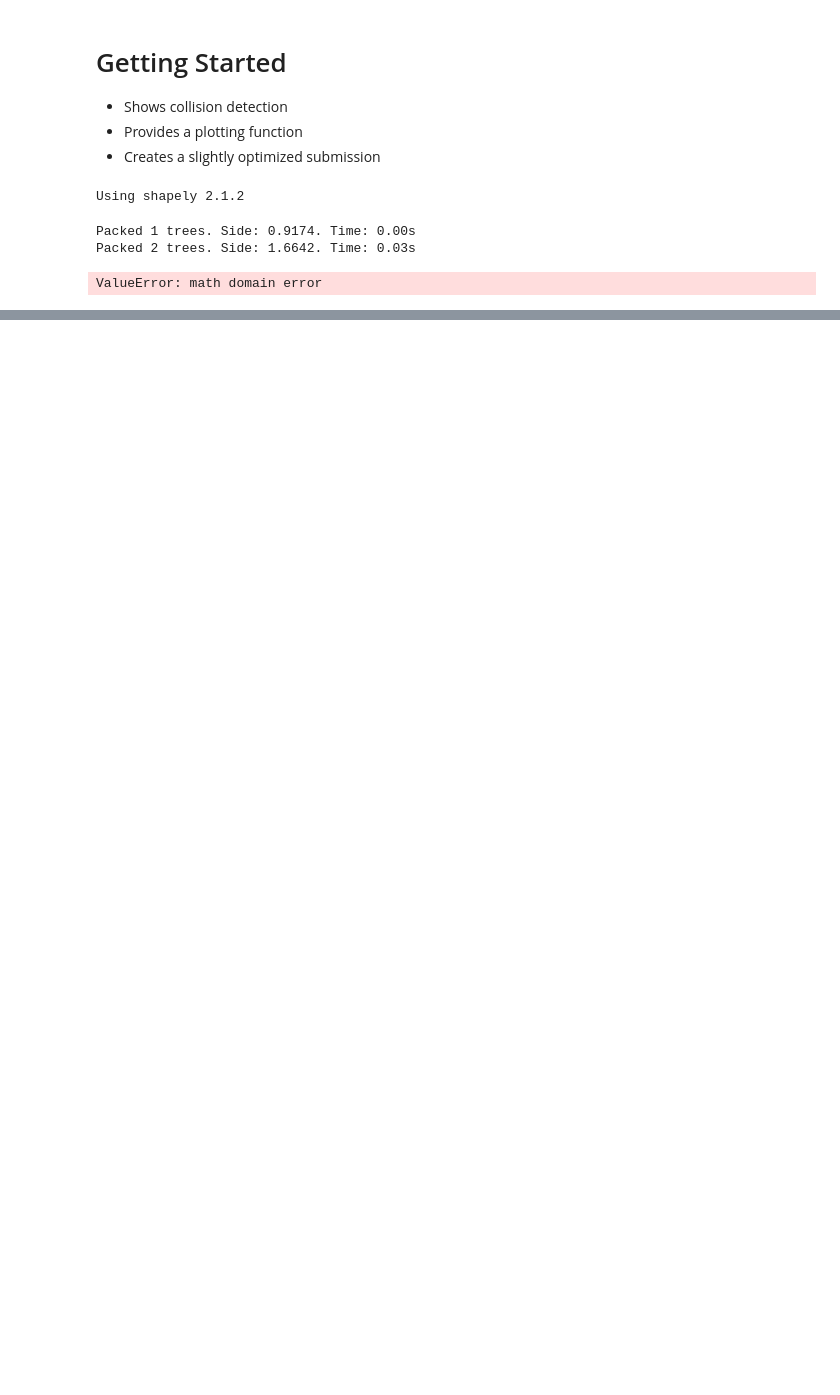
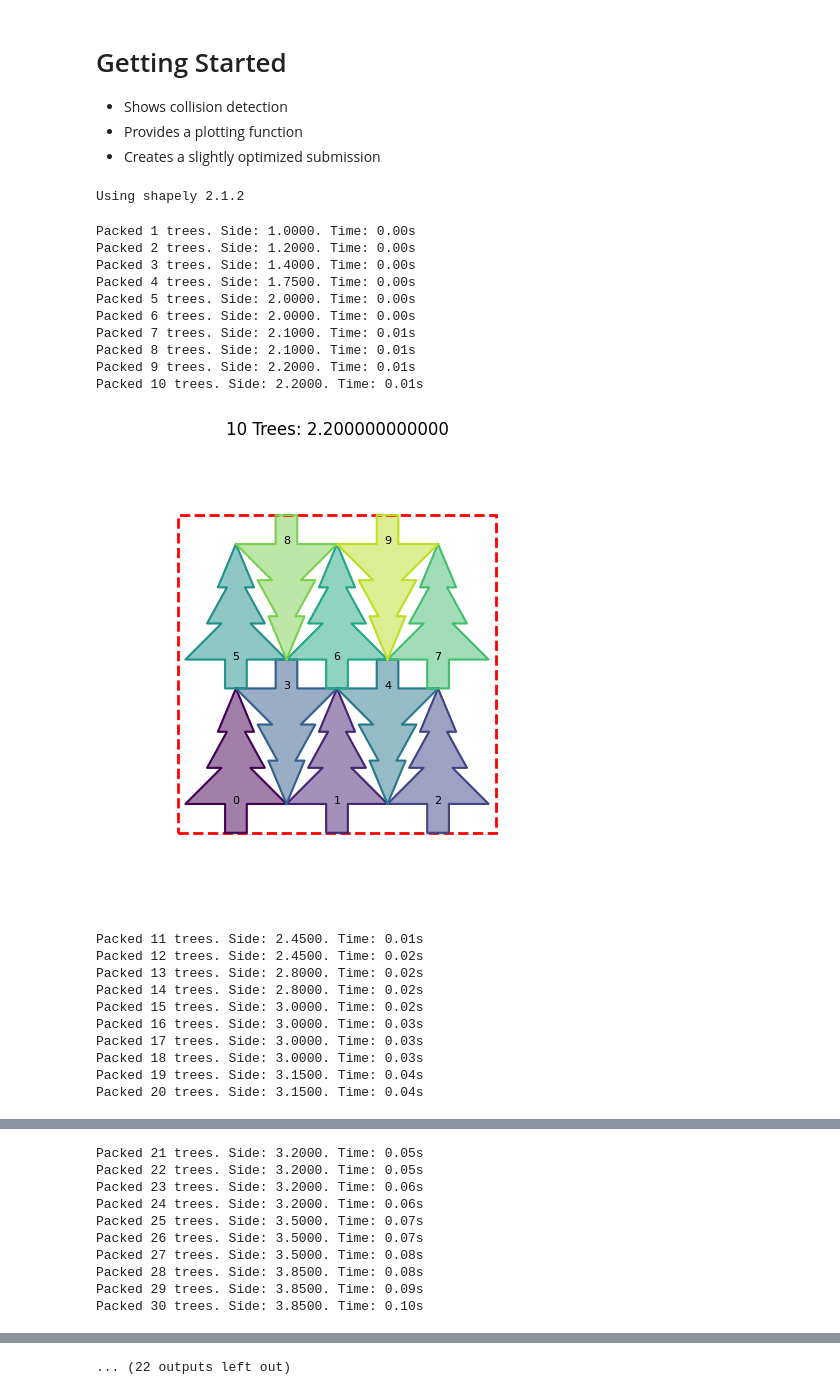
Before and after one commit to danipopp/Kaggle, a Jupyter notebook: santa-2025-getting-started-testproject.ipynb, the cells around one changed output, grey strips where cells are left out. Saved outputs shown, nothing was run; the diff lists cells and outputs as text; code cells hidden in the pictures; blank space fills up the shorter version.

```diff
--- a/santa-2025-getting-started-testproject.ipynb
+++ b/santa-2025-getting-started-testproject.ipynb
@@ -29,6 +29,15 @@ pd.set_option('display.float_format', '{:.12f}'.format)
 # Set precision for Decimal
 getcontext().prec = 25
 scale_factor = Decimal('1e15')
+# %%
+GRID_STEP_X = Decimal(0.7)
+GRID_STEP_Y = Decimal(1.0)
+
+ROW_HEIGHT_UNIT = Decimal('1')
+TREE_WIDTH_UNIT = Decimal('1')
+SCALE_FACTOR = Decimal('1e15')
+
+getcontext().prec = 25
 # %%
 # Build the index of the submission, in the format:
 #  <trees_in_problem>_<tree_index>
@@ -397,8 +577,10 @@ def initialize_trees(num_trees, existing_trees=None):
 
         next_id = len(placed_trees)
 
+        angle = Decimal('0') if next_id % 2 == 0 else Decimal('180')
+
         unplaced_trees = [
-            ChristmasTree(angle=random.uniform(0, 360),placement_id=next_id + i) for i in range(num_to_add)]
+            ChristmasTree(angle=angle,placement_id=next_id + i) for i in range(num_to_add)]
         if not placed_trees:  # Only place the first tree at origin if starting from scratch
             placed_trees.append(unplaced_trees.pop(0))
 
@@ -489,7 +671,7 @@ def initialize_trees(num_trees, existing_trees=None):
             current_side = max(maxx - minx, maxy - miny)
 
             # Optimize angle
-            improve_tree_derivative(tree_to_place, placed_trees, current_side)
+            improve_tree_best_layout_grid_snapped(tree_to_place, placed_trees, current_side)
 
     all_polygons = [t.polygon for t in placed_trees]
     bounds = unary_union(all_polygons).bounds
@@ -657,39 +1041,57 @@ for n in range(200):
     start_time = time.time()
 
     # Pass the current_placed_trees to initialize_trees
-    current_placed_trees, side = initialize_trees(n+1, existing_trees=current_placed_trees)
+    current_placed_trees, side = initialize_trees(n+1) # initialize_trees(n+1, existing_trees=current_placed_trees)
 
     # Run a few passes with decreasing step sizes for precision
-    compress_layout(current_placed_trees, iterations=200, step_size=0.5)
-    compress_layout(current_placed_trees, iterations=200, step_size=0.1)
+    #compress_layout(current_placed_trees, iterations=200, step_size=0.5)
+    #compress_layout(current_placed_trees, iterations=200, step_size=0.1)
 
-    current_placed_trees = center_all_trees(current_placed_trees)
+    #current_placed_trees = center_all_trees(current_placed_trees)
 
     all_polygons = [t.polygon for t in current_placed_trees]
     bounds = unary_union(all_polygons).bounds
     width = (Decimal(bounds[2]) - Decimal(bounds[0])) / scale_factor
     height = (Decimal(bounds[3]) - Decimal(bounds[1])) / scale_factor
     side = max(width, height)
 
     print(f"Packed {n+1} trees. Side: {side:.4f}. Time: {time.time()-start_time:.2f}s")
 
     if (n+1) % 10 == 0:
         plot_results(side, current_placed_trees, n+1)
     for tree in current_placed_trees:
         tree_data.append([tree.center_x, tree.center_y, tree.angle, n+1, tree.placement_id])
 
 cols = ['x', 'y', 'deg', 'n_config', 'placement_id']
 submission = pd.DataFrame(
     index=index, columns=cols, data=tree_data).rename_axis('id')
 
 for col in cols:
     submission[col] = submission[col].astype(float).round(decimals=6)
 
 # To ensure everything is kept as a string, prepend an 's'
 for col in submission.columns:
     submission[col] = 's' + submission[col].astype('string')
 submission.to_csv('sample_submission.csv')
 # %% [output]
-Packed 1 trees. Side: 0.9174. Time: 0.00s
-Packed 2 trees. Side: 1.6642. Time: 0.03s
+Packed 1 trees. Side: 1.0000. Time: 0.00s
+Packed 2 trees. Side: 1.2000. Time: 0.00s
+Packed 3 trees. Side: 1.4000. Time: 0.00s
+Packed 4 trees. Side: 1.7500. Time: 0.00s
+Packed 5 trees. Side: 2.0000. Time: 0.00s
+Packed 6 trees. Side: 2.0000. Time: 0.00s
+Packed 7 trees. Side: 2.1000. Time: 0.01s
+Packed 8 trees. Side: 2.1000. Time: 0.01s
+Packed 9 trees. Side: 2.2000. Time: 0.01s
+Packed 10 trees. Side: 2.2000. Time: 0.01s
+[figure, added]
-ValueError: math domain error
+Packed 11 trees. Side: 2.4500. Time: 0.01s
+Packed 12 trees. Side: 2.4500. Time: 0.02s
+Packed 13 trees. Side: 2.8000. Time: 0.02s
+Packed 14 trees. Side: 2.8000. Time: 0.02s
+Packed 15 trees. Side: 3.0000. Time: 0.02s
+Packed 16 trees. Side: 3.0000. Time: 0.03s
+Packed 17 trees. Side: 3.0000. Time: 0.03s
+Packed 18 trees. Side: 3.0000. Time: 0.03s
+Packed 19 trees. Side: 3.1500. Time: 0.04s
+Packed 20 trees. Side: 3.1500. Time: 0.04s
@@ -695,0 +1099,10 @@ ValueError: math domain error
+Packed 21 trees. Side: 3.2000. Time: 0.05s
+Packed 22 trees. Side: 3.2000. Time: 0.05s
+Packed 23 trees. Side: 3.2000. Time: 0.06s
+Packed 24 trees. Side: 3.2000. Time: 0.06s
+Packed 25 trees. Side: 3.5000. Time: 0.07s
+Packed 26 trees. Side: 3.5000. Time: 0.07s
+Packed 27 trees. Side: 3.5000. Time: 0.08s
+Packed 28 trees. Side: 3.8500. Time: 0.08s
+Packed 29 trees. Side: 3.8500. Time: 0.09s
+Packed 30 trees. Side: 3.8500. Time: 0.10s
@@ -695,0 +1143 @@ ValueError: math domain error
+... (22 outputs left out)
```
Also changed, not shown: parts of 8 cells of this notebook, 1 other file.
